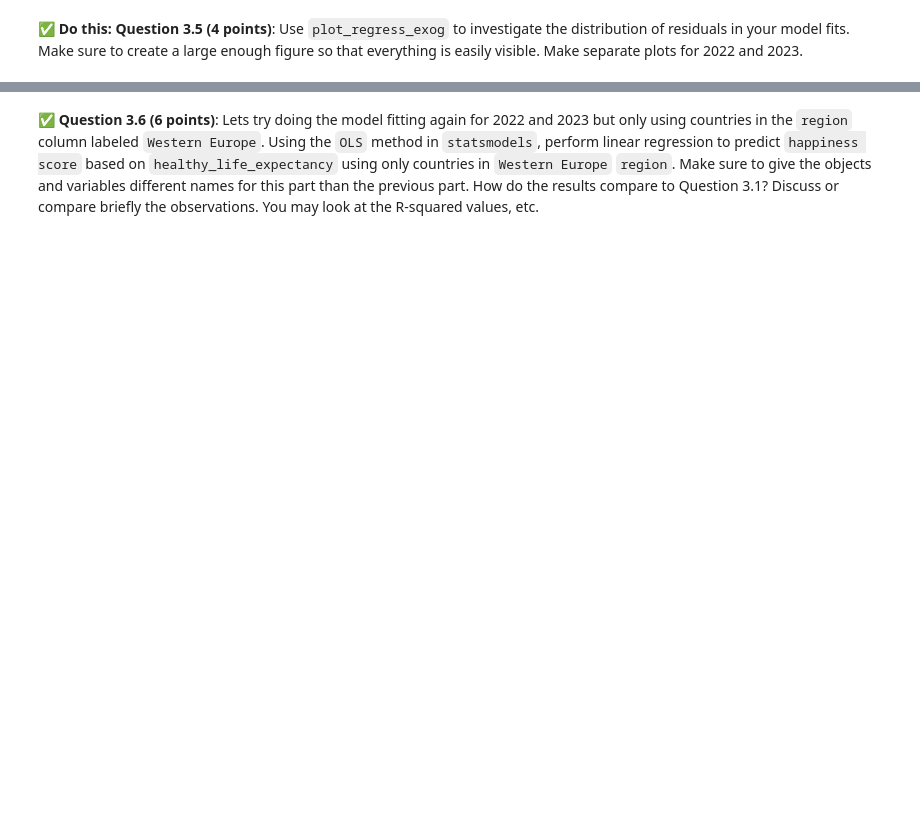
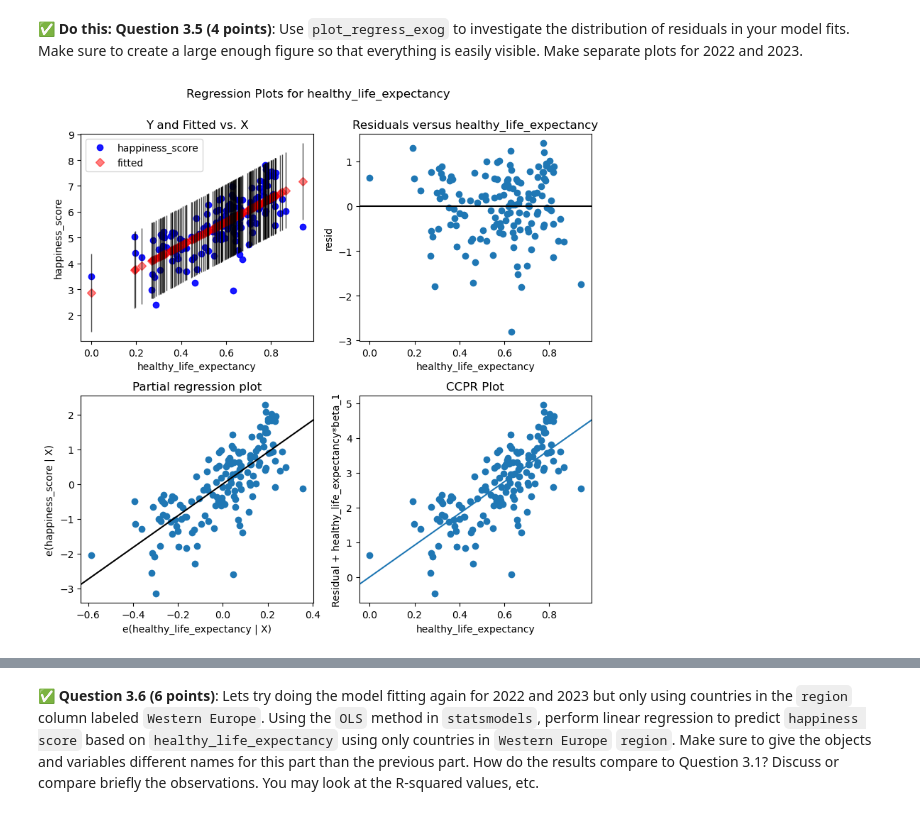
Before and after one commit to renn463/cmse202-s24-turnin, a Jupyter notebook: hw-03/HW-03_Regression-S24-STUDENT.ipynb, the cells around one changed output, grey strips where cells are left out. Drawn from its saved outputs; the diff is of its cells as text; code cells hidden in the pictures; blank space fills up the shorter version.

```diff
--- a/hw-03/HW-03_Regression-S24-STUDENT.ipynb
+++ b/hw-03/HW-03_Regression-S24-STUDENT.ipynb
@@ -68,0 +79,11 @@ Note that while Parts 3 and 4 are designed to be workable independent of each ot
+# %%
+import pandas as pd
+
+whr22 = pd.read_csv("WHR_2022.csv")
+whr23 = pd.read_csv("WHR_2023.csv")
+
+print(whr22.head())
+print(whr22.tail())
+
+print(whr23.head())
+print(whr23.tail())
@@ -117,0 +303,5 @@ In this part, we'll perform some one-variable linear regression analysis on the
+# %%
+fig = plt.figure(figsize = (8,8))
+fig = sm.graphics.plot_regress_exog(results1, 'healthy_life_expectancy', fig = fig)
+# %% [output]
+[figure, added]
```
Also changed, not shown: parts of 27 cells of this notebook.
